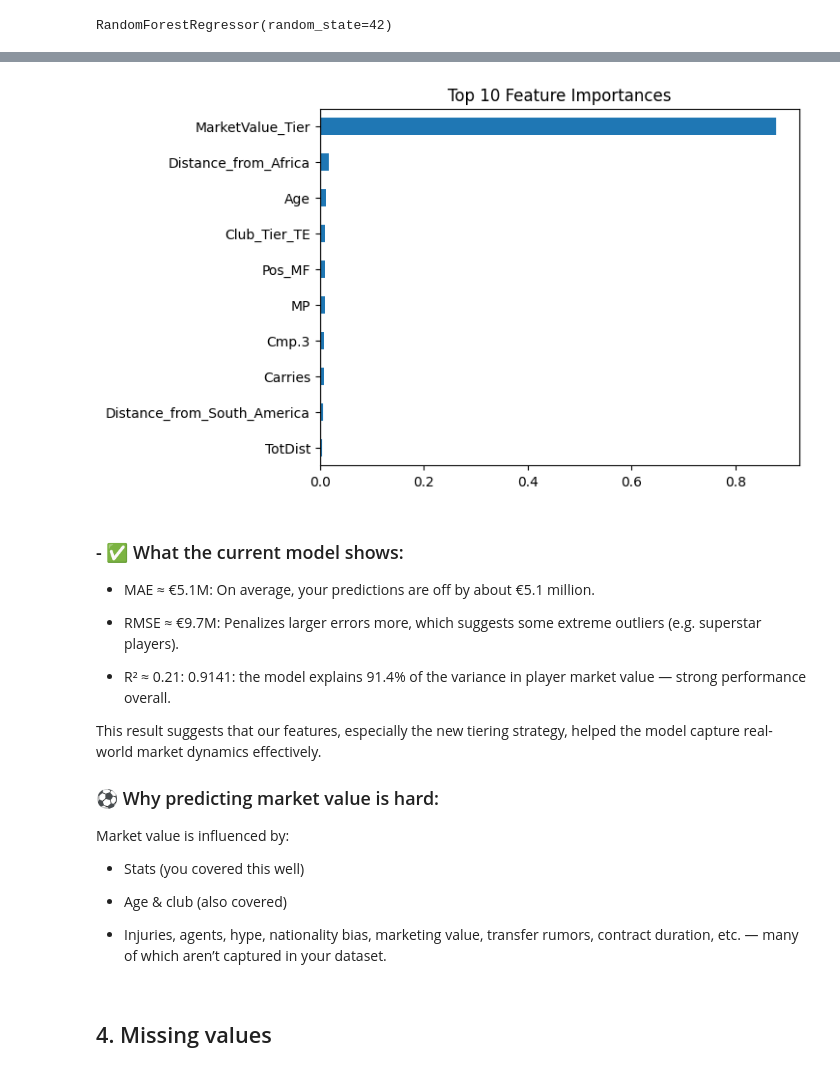
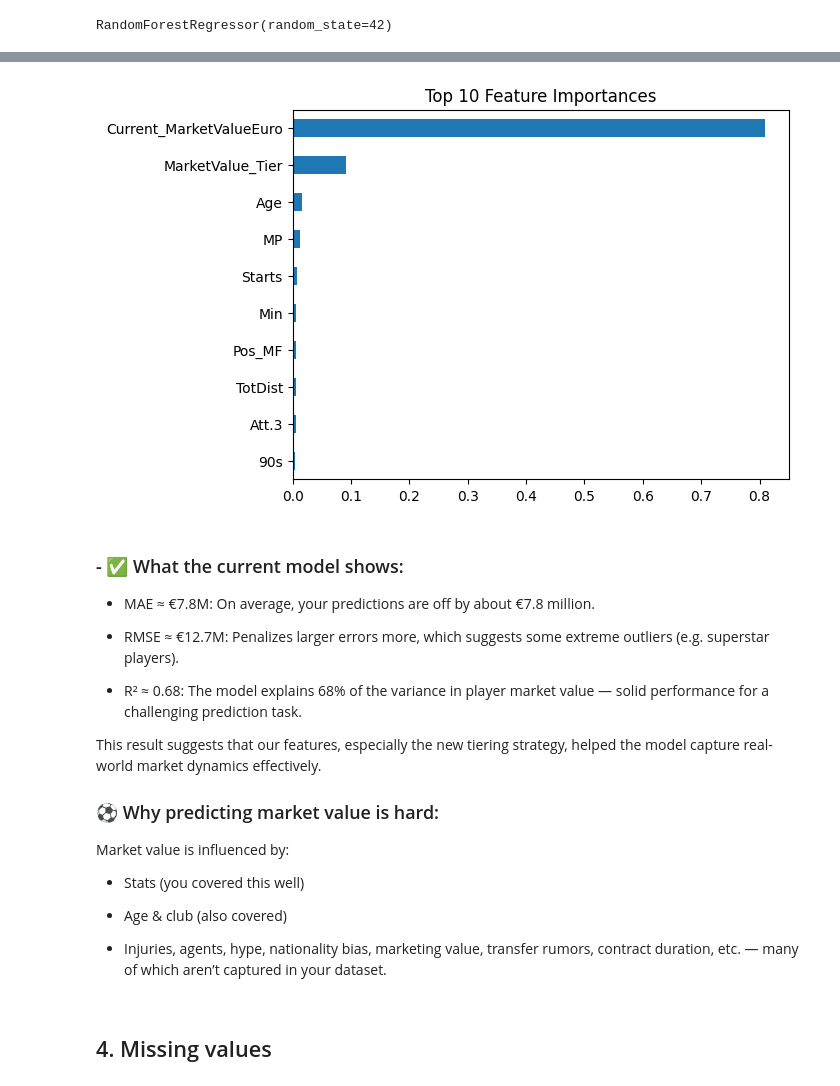
Before and after one commit to markuskuehnle/football-talent-value-forecast, a Jupyter notebook: notebooks/06_clean_merged_data.ipynb, the cells around one changed output, grey strips where cells are left out. Cells and saved outputs as stored; diff of their text form; code cells hidden in the pictures.

Commit message:
fix: retrain regressor and avoid feature leakage

```diff
--- a/notebooks/06_clean_merged_data.ipynb
+++ b/notebooks/06_clean_merged_data.ipynb
@@ -454,0 +504,5 @@ Name: count, dtype: int64
+# %%
+# Drop rows with missing target (MarketValue_NextSeason)
+df_clean: 'pd.DataFrame' = df_with_market_values.dropna(subset=['MarketValue_NextSeason'])
+# %%
+df_clean = df_clean.drop(columns='Player')
@@ -528,0 +539,23 @@ df_with_market_values.head(20)
+# %%
+X_train['MarketValue_Tier'] = X_train['Current_MarketValueEuro'].apply(assign_market_value_tier)
+X_test['MarketValue_Tier'] = X_test['Current_MarketValueEuro'].apply(assign_market_value_tier)
+# %%
+required_feature_columns: list[str] = [
+    'Season', 'Age', 'Club_Tier_TE', 'Current_MarketValueEuro', 'MarketValue_Tier',
+    'Starts', '90s', 'Min', 'MP', 'Cmp.3', 'PrgDist', 'Att.3', 'Carries', 'TotDist', 'Att',
+    'Pos_FW', 'Pos_MF', 'Pos_DF', 'Pos_GK',
+    'Nationality_Latitude', 'Nationality_Longitude',
+    'Distance_from_Europe', 'Distance_from_South_America', 'Distance_from_Africa', 'Distance_from_North_America'
+]
+
+def print_missing_columns(reference_columns: list[str], compare_columns: list[str]) -> None:
+    """Print columns in reference_columns that are missing from compare_columns."""
+    missing_columns: set[str] = set(reference_columns) - set(compare_columns)
+    if missing_columns:
+        print(f"Columns in reference but missing in compare: {missing_columns}")
+
+print_missing_columns(required_feature_columns, X_train.columns.tolist())
+print_missing_columns(required_feature_columns, X_test.columns.tolist())
+
+X_train = X_train[required_feature_columns]
+X_test = X_test[required_feature_columns]
@@ -557,22 +590,23 @@ R²:   0.9141
-# %%
-import matplotlib.pyplot as plt
-import pandas as pd
-
-# Plot top 10 features
-feat_importances = pd.Series(model.feature_importances_, index=X.columns)
-feat_importances.nlargest(10).plot(kind='barh')
-plt.title("Top 10 Feature Importances")
-plt.gca().invert_yaxis()
-plt.show()
-# %% [output]
-[figure, removed]
+# %%
+def plot_top_feature_importances(model: RandomForestRegressor, feature_names: list[str], top_n: int = 10) -> None:
+    """Plot the top N feature importances for a trained model."""
+    feature_importances: pd.Series = pd.Series(model.feature_importances_, index=feature_names)
+    top_feature_importances: pd.Series = feature_importances.nlargest(top_n)
+    ax = top_feature_importances.plot(kind='barh')
+    ax.set_title("Top 10 Feature Importances")
+    ax.invert_yaxis()
+    plt.show()
+
+plot_top_feature_importances(model, X_train.columns.tolist())
+# %% [output]
+[figure, added]
 # %% [markdown]
 ### - ✅ What the current model shows:
-- MAE ≈ €5.1M: On average, your predictions are off by about €5.1 million.
+- MAE ≈ €7.8M: On average, your predictions are off by about €7.8 million.
 
-- RMSE ≈ €9.7M: Penalizes larger errors more, which suggests some extreme outliers (e.g. superstar players).
+- RMSE ≈ €12.7M: Penalizes larger errors more, which suggests some extreme outliers (e.g. superstar players).
 
-- R² ≈ 0.21: 0.9141: the model explains 91.4% of the variance in player market value — strong performance overall.
+- R² ≈ 0.68: The model explains 68% of the variance in player market value — solid performance for a challenging prediction task.
 
 This result suggests that our features, especially the new tiering strategy, helped the model capture real-world market dynamics effectively.
 
```
Also changed, not shown: parts of 22 cells of this notebook.
